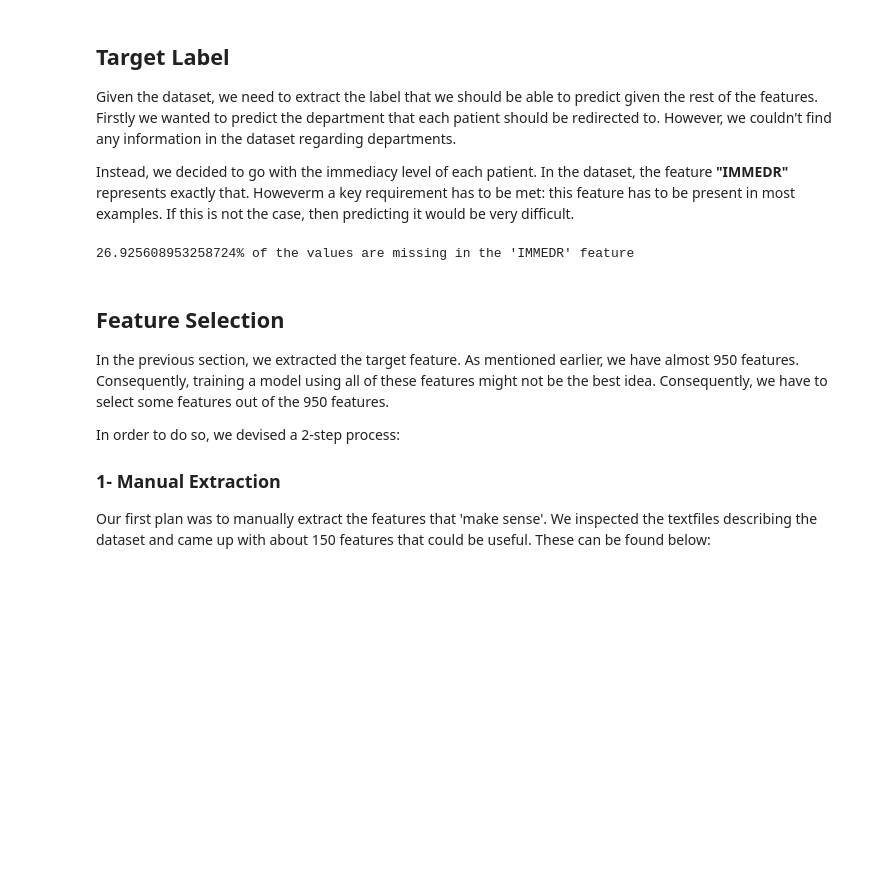
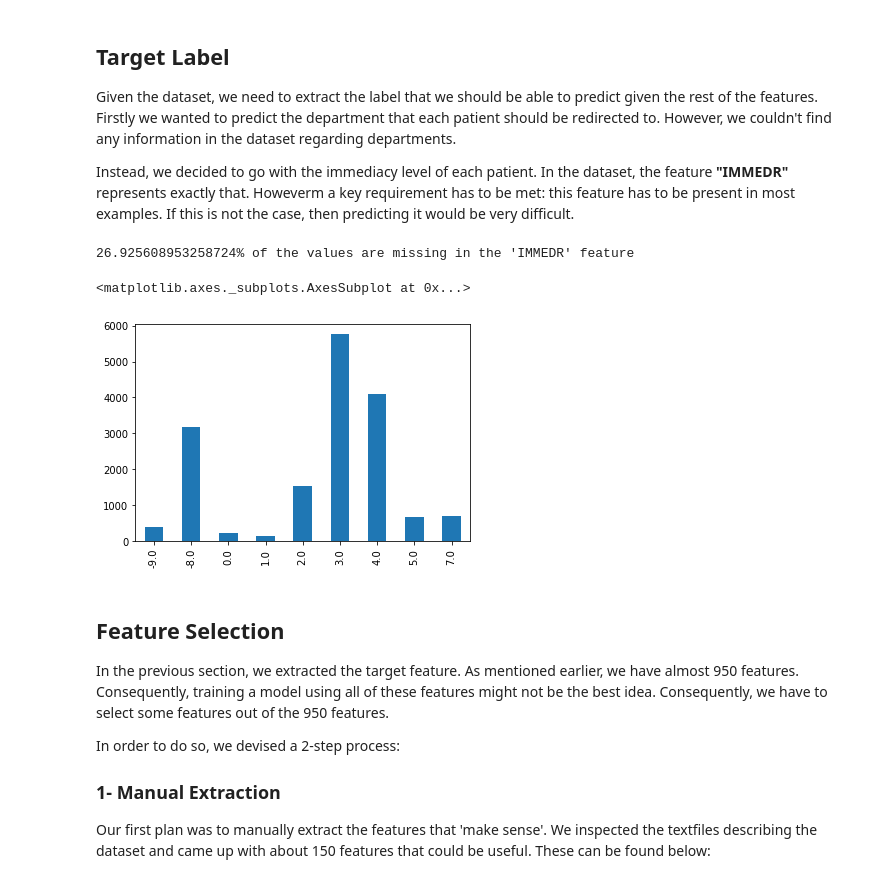
Before and after one commit to ramezmoussa/Case-Severity-Prediction-in-Emergency-Departments, a Jupyter notebook: Consolidated Notebook & Data/NHAMCS_Analysis.ipynb, the cells around one changed output. Drawn from its saved outputs; the diff is of its cells as text; code cells hidden in the pictures; blank space fills up the shorter version.

```diff
--- a/Consolidated Notebook & Data/NHAMCS_Analysis.ipynb
+++ b/Consolidated Notebook & Data/NHAMCS_Analysis.ipynb
@@ -295,12 +299,19 @@ Instead, we decided to go with the immediacy level of each patient. In the datas
 # %%
 # Firstly, we will look at the percentage of the missing values (or blank) in the 'IMMEDR' column
 missingValuesPercentage = (NHAMCS[NHAMCS['IMMEDR']==-9].shape[0] + NHAMCS[NHAMCS['IMMEDR']==-8].shape[0] + NHAMCS[NHAMCS['IMMEDR']==7].shape[0] +NHAMCS[NHAMCS['IMMEDR']==0].shape[0])/16709 *100
 print(str(missingValuesPercentage) + "% of the values are missing in the 'IMMEDR' feature" )
 
 # Only 27% is missing and therefore, we will still use it as our target variable
 immediacyLevel = NHAMCS['IMMEDR']
+
+# Observe the different values present in the target label
+differentValues = immediacyLevel.value_counts().sort_index()
+
+differentValues.plot.bar()
 # %% [output]
 26.925608953258724% of the values are missing in the 'IMMEDR' feature
+<matplotlib.axes._subplots.AxesSubplot at 0x...>
+[figure, added]
 # %% [markdown]
 ## Feature Selection
 
```
Also changed, not shown: parts of 1 cell of this notebook.
